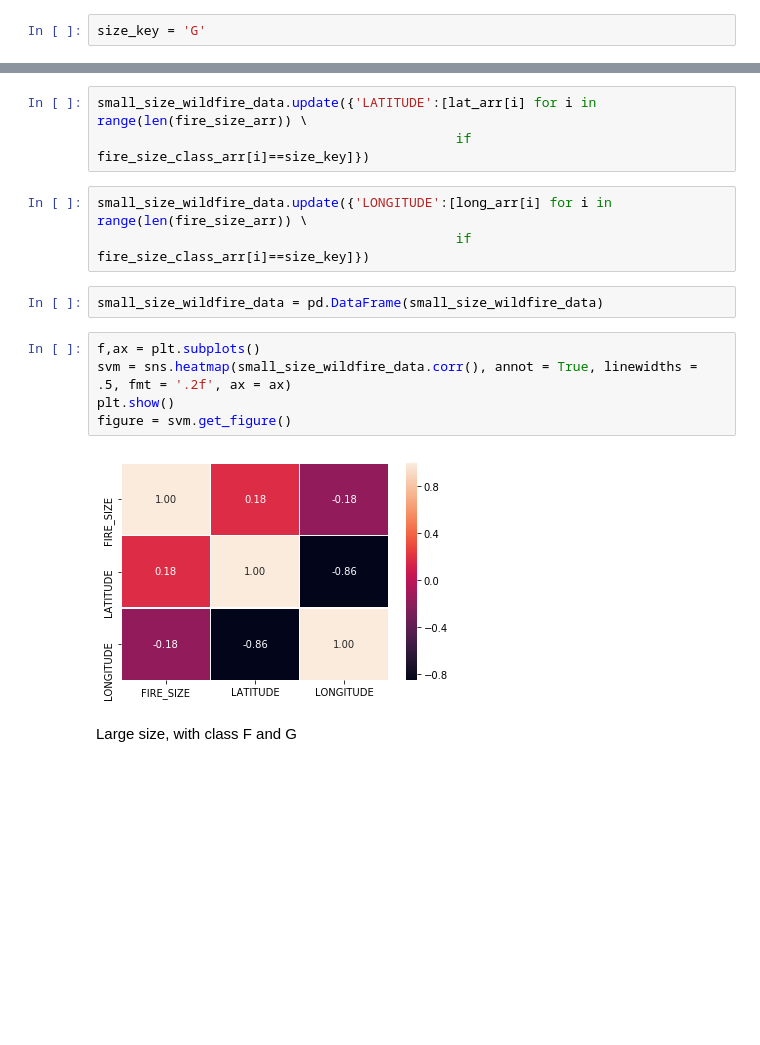
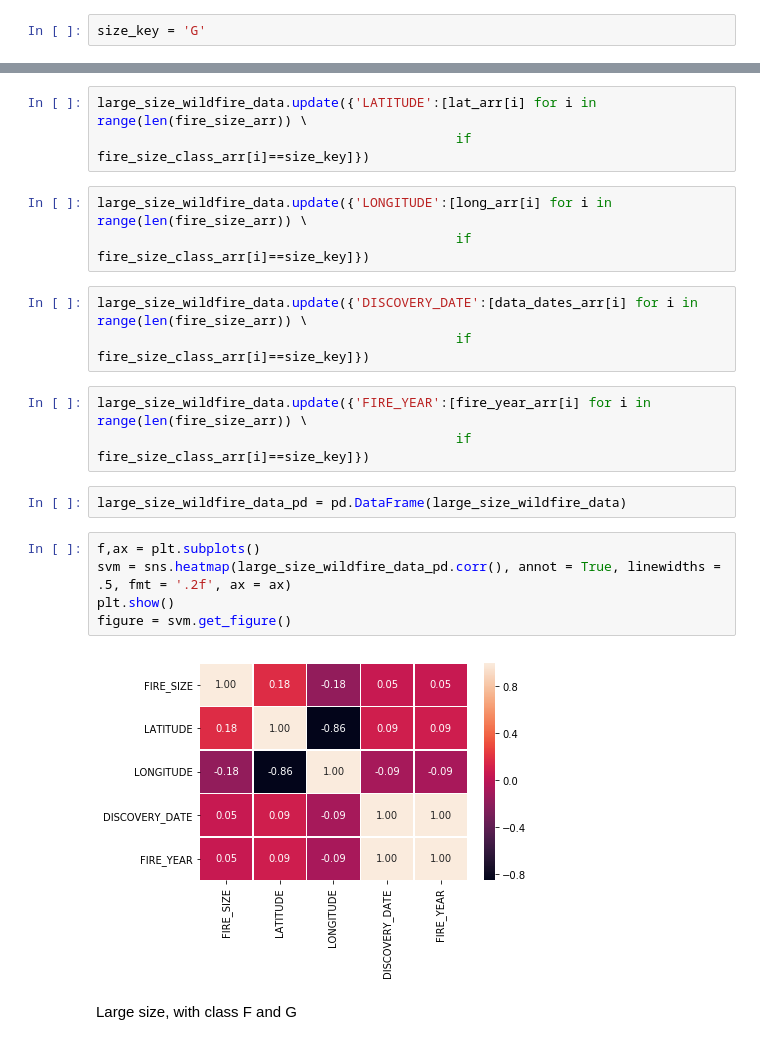
Before and after one commit to adityasant/ECE143_Project, a Jupyter notebook: Local Notebooks/wildfire_datacleaning.ipynb, the cells around one changed output, grey strips where cells are left out. Saved outputs shown, nothing was run; the diff lists cells and outputs as text; blank space fills up the shorter version.

Commit message:
Partitioned fires by latitude and longitude

```diff
--- a/Local Notebooks/wildfire_datacleaning.ipynb
+++ b/Local Notebooks/wildfire_datacleaning.ipynb
@@ -137,19 +150,25 @@ small_size_wildfire_data.update({'FIRE_SIZE':[fire_size_arr[i] for i in range(le
                                               if fire_size_class_arr[i]==size_key]})
 # %%
-small_size_wildfire_data.update({'LATITUDE':[lat_arr[i] for i in range(len(fire_size_arr)) \
+large_size_wildfire_data.update({'LATITUDE':[lat_arr[i] for i in range(len(fire_size_arr)) \
                                               if fire_size_class_arr[i]==size_key]})
 # %%
-small_size_wildfire_data.update({'LONGITUDE':[long_arr[i] for i in range(len(fire_size_arr)) \
+large_size_wildfire_data.update({'LONGITUDE':[long_arr[i] for i in range(len(fire_size_arr)) \
                                               if fire_size_class_arr[i]==size_key]})
+# %%
+large_size_wildfire_data.update({'DISCOVERY_DATE':[data_dates_arr[i] for i in range(len(fire_size_arr)) \
+                                              if fire_size_class_arr[i]==size_key]})
+# %%
+large_size_wildfire_data.update({'FIRE_YEAR':[fire_year_arr[i] for i in range(len(fire_size_arr)) \
+                                              if fire_size_class_arr[i]==size_key]})
 # %%
-small_size_wildfire_data = pd.DataFrame(small_size_wildfire_data)
+large_size_wildfire_data_pd = pd.DataFrame(large_size_wildfire_data)
 # %%
 f,ax = plt.subplots()
-svm = sns.heatmap(small_size_wildfire_data.corr(), annot = True, linewidths = .5, fmt = '.2f', ax = ax)
+svm = sns.heatmap(large_size_wildfire_data_pd.corr(), annot = True, linewidths = .5, fmt = '.2f', ax = ax)
 plt.show()
 figure = svm.get_figure()
 # %% [output]
-[figure, old version]
+[figure, new version]
 # %% [markdown]
 Large size, with class F and G
 # %%
```
Also changed, not shown: parts of 33 cells of this notebook.
